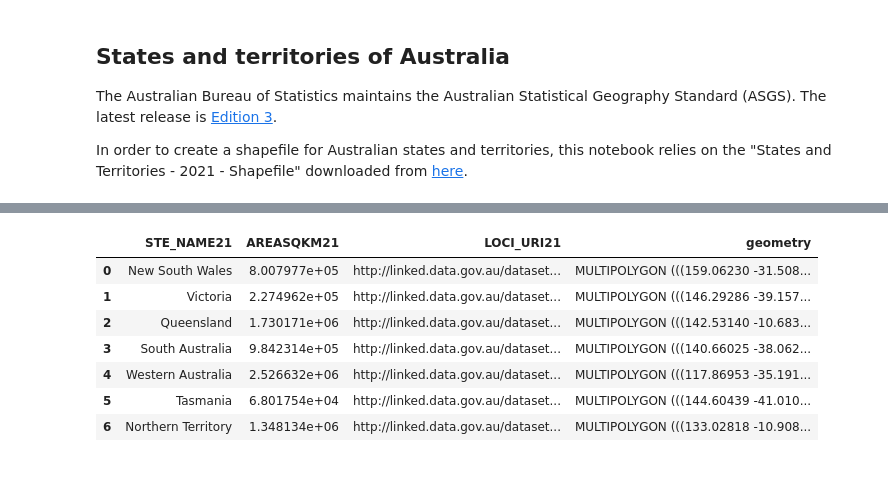
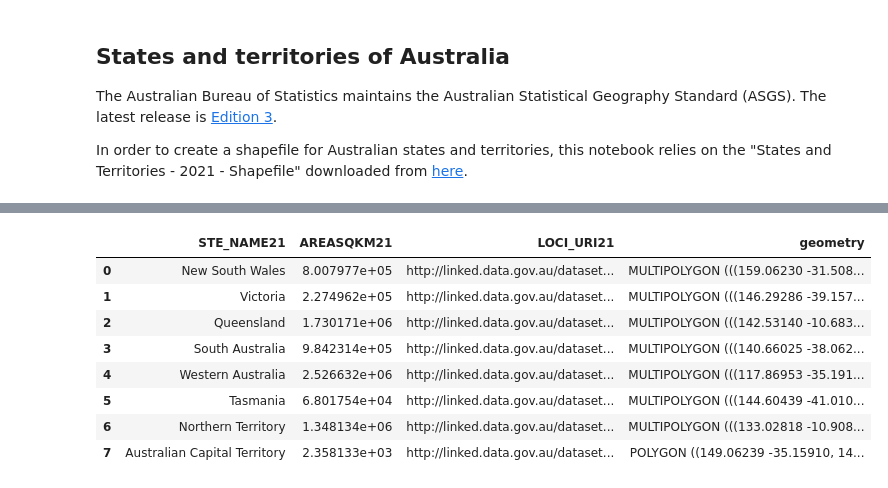
Before and after one commit to aus-ref-clim-data-nci/shapefiles, a Jupyter notebook: aus_states_territories.ipynb, the cells around one changed output, grey strips where cells are left out. Saved outputs shown, nothing was run; the diff lists cells and outputs as text; code cells hidden in the pictures.

```diff
--- a/aus_states_territories.ipynb
+++ b/aus_states_territories.ipynb
@@ -23,15 +23,16 @@ gdf
 | 8 | 9 | Other Territories | 0 | No change | AUS | Australia | 2.557420e+02 | http://linked.data.gov.au/dataset... | ... |
 | 9 | Z | Outside Australia | 1 | New | ZZZ | Outside Australia | NaN | http://linked.data.gov.au/dataset... | ... |
 # %%
-gdf = gdf.drop([7, 8, 9])
+gdf = gdf.drop([8, 9])
 gdf = gdf.drop(columns=['STE_CODE21', 'CHG_FLAG21', 'CHG_LBL21', 'AUS_CODE21', 'AUS_NAME21'])
 gdf
 # %% [output]
 |  | STE_NAME21 | AREASQKM21 | LOCI_URI21 | geometry |
 | 0 | New South Wales | 8.007977e+05 | http://linked.data.gov.au/dataset... | MULTIPOLYGON (((159.06230 -31.508... |
 | 1 | Victoria | 2.274962e+05 | http://linked.data.gov.au/dataset... | MULTIPOLYGON (((146.29286 -39.157... |
 | 2 | Queensland | 1.730171e+06 | http://linked.data.gov.au/dataset... | MULTIPOLYGON (((142.53140 -10.683... |
 | 3 | South Australia | 9.842314e+05 | http://linked.data.gov.au/dataset... | MULTIPOLYGON (((140.66025 -38.062... |
 | 4 | Western Australia | 2.526632e+06 | http://linked.data.gov.au/dataset... | MULTIPOLYGON (((117.86953 -35.191... |
 | 5 | Tasmania | 6.801754e+04 | http://linked.data.gov.au/dataset... | MULTIPOLYGON (((144.60439 -41.010... |
 | 6 | Northern Territory | 1.348134e+06 | http://linked.data.gov.au/dataset... | MULTIPOLYGON (((133.02818 -10.908... |
+| 7 | Australian Capital Territory | 2.358133e+03 | http://linked.data.gov.au/dataset... | POLYGON ((149.06239 -35.15910, 14... |
```
Also changed, not shown: parts of 2 cells of this notebook, 4 other files.
